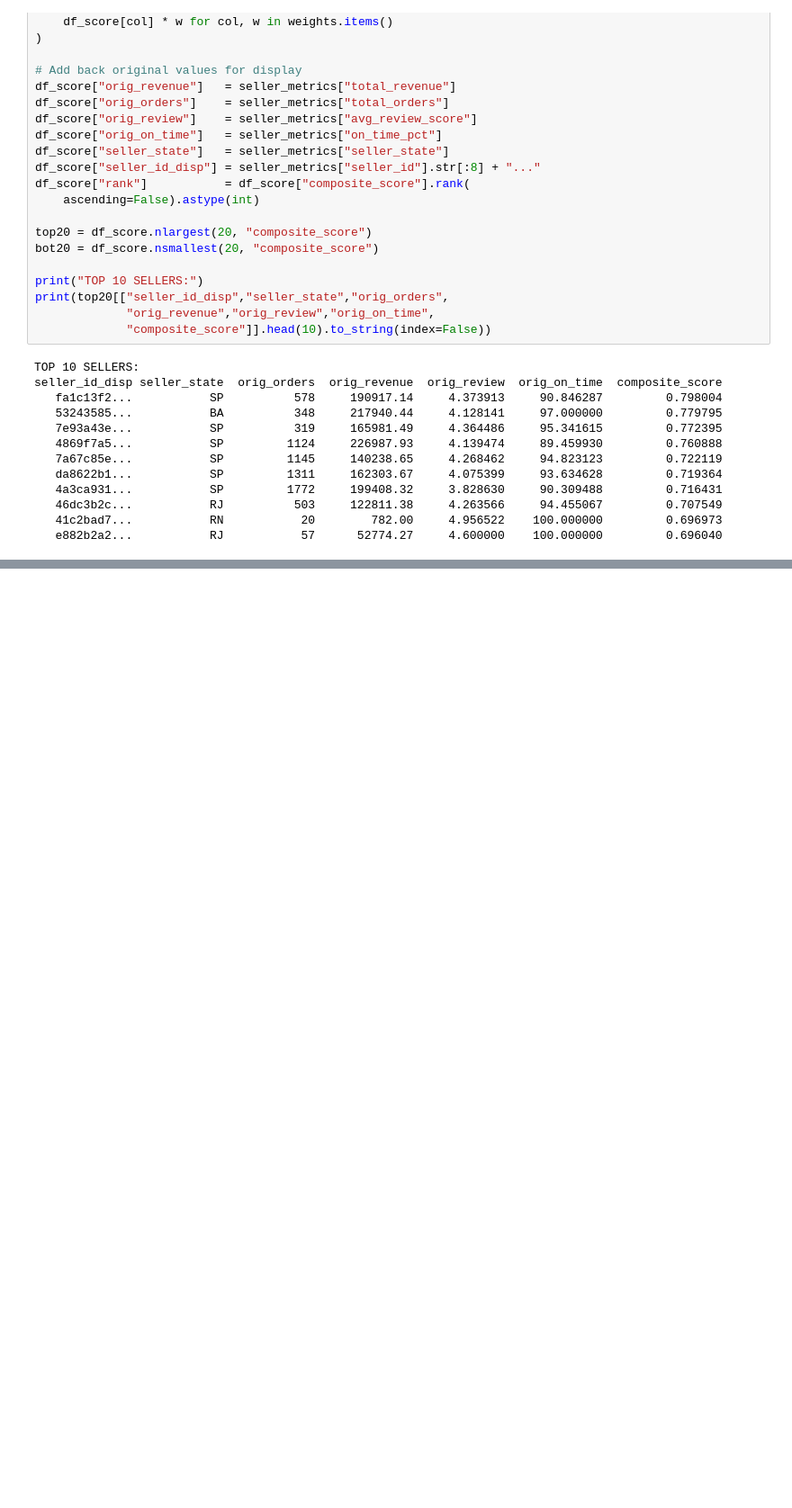
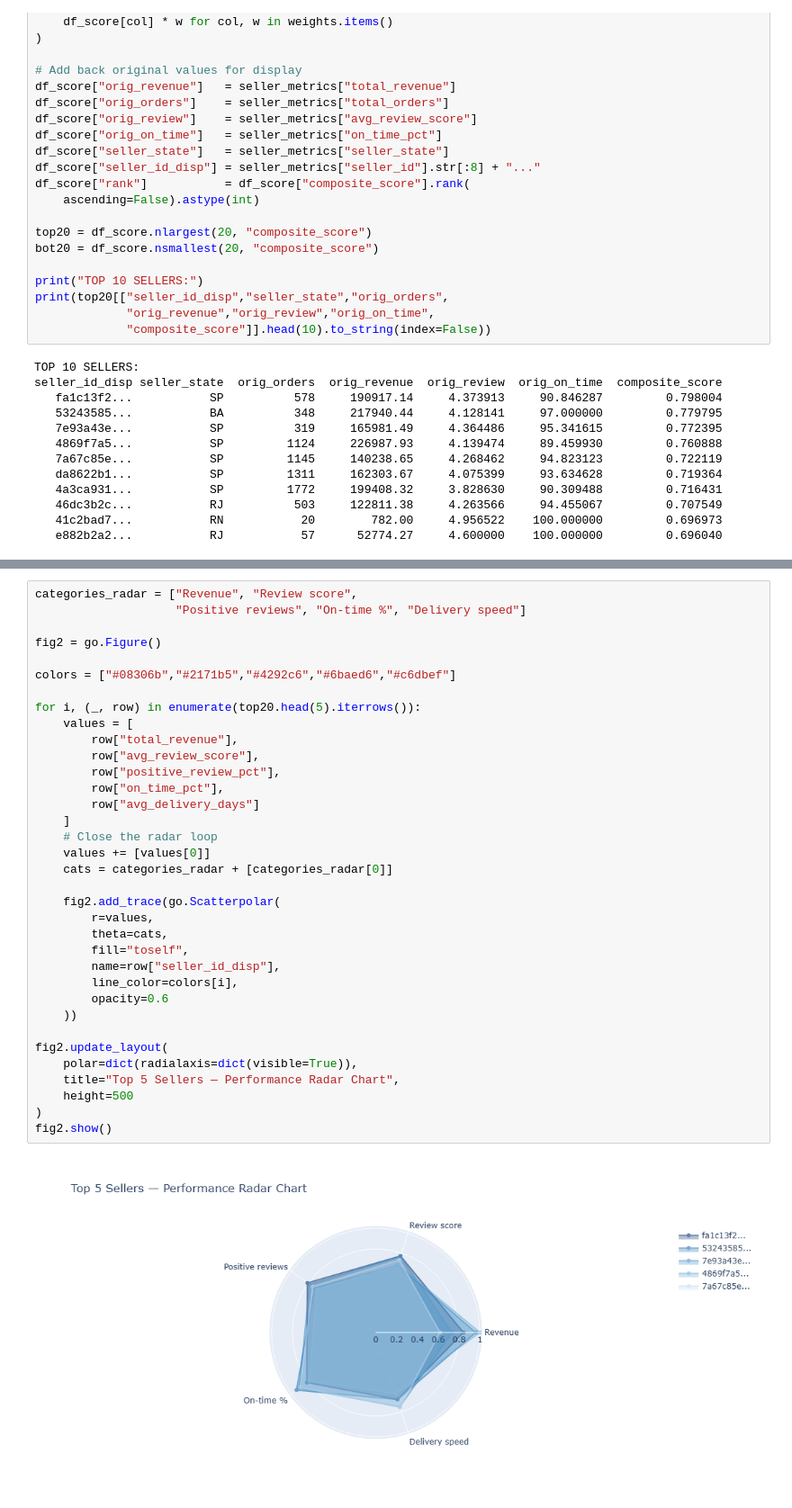
Before and after one commit to IpshitaPPradhan/japan-ecommerce-analytics, a Jupyter notebook: notebooks/09_seller_product_ranking.ipynb, the cells around one changed output, grey strips where cells are left out. Shown at 90% size. Drawn from its saved outputs; the diff is of its cells as text; blank space fills up the shorter version.

```diff
--- a/notebooks/09_seller_product_ranking.ipynb
+++ b/notebooks/09_seller_product_ranking.ipynb
@@ -124,0 +144,37 @@ seller_id_disp seller_state  orig_orders  orig_revenue  orig_review  orig_on_tim
+# %%
+categories_radar = ["Revenue", "Review score",
+                    "Positive reviews", "On-time %", "Delivery speed"]
+
+fig2 = go.Figure()
+
+colors = ["#08306b","#2171b5","#4292c6","#6baed6","#c6dbef"]
+
+for i, (_, row) in enumerate(top20.head(5).iterrows()):
+    values = [
+        row["total_revenue"],
+        row["avg_review_score"],
+        row["positive_review_pct"],
+        row["on_time_pct"],
+        row["avg_delivery_days"]
+    ]
+    # Close the radar loop
+    values += [values[0]]
+    cats = categories_radar + [categories_radar[0]]
+
+    fig2.add_trace(go.Scatterpolar(
+        r=values,
+        theta=cats,
+        fill="toself",
+        name=row["seller_id_disp"],
+        line_color=colors[i],
+        opacity=0.6
+    ))
+
+fig2.update_layout(
+    polar=dict(radialaxis=dict(visible=True)),
+    title="Top 5 Sellers — Performance Radar Chart",
+    height=500
+)
+fig2.show()
+# %% [output]
+[figure, added]
```
Also changed, not shown: parts of 6 cells of this notebook, 14 other files.
